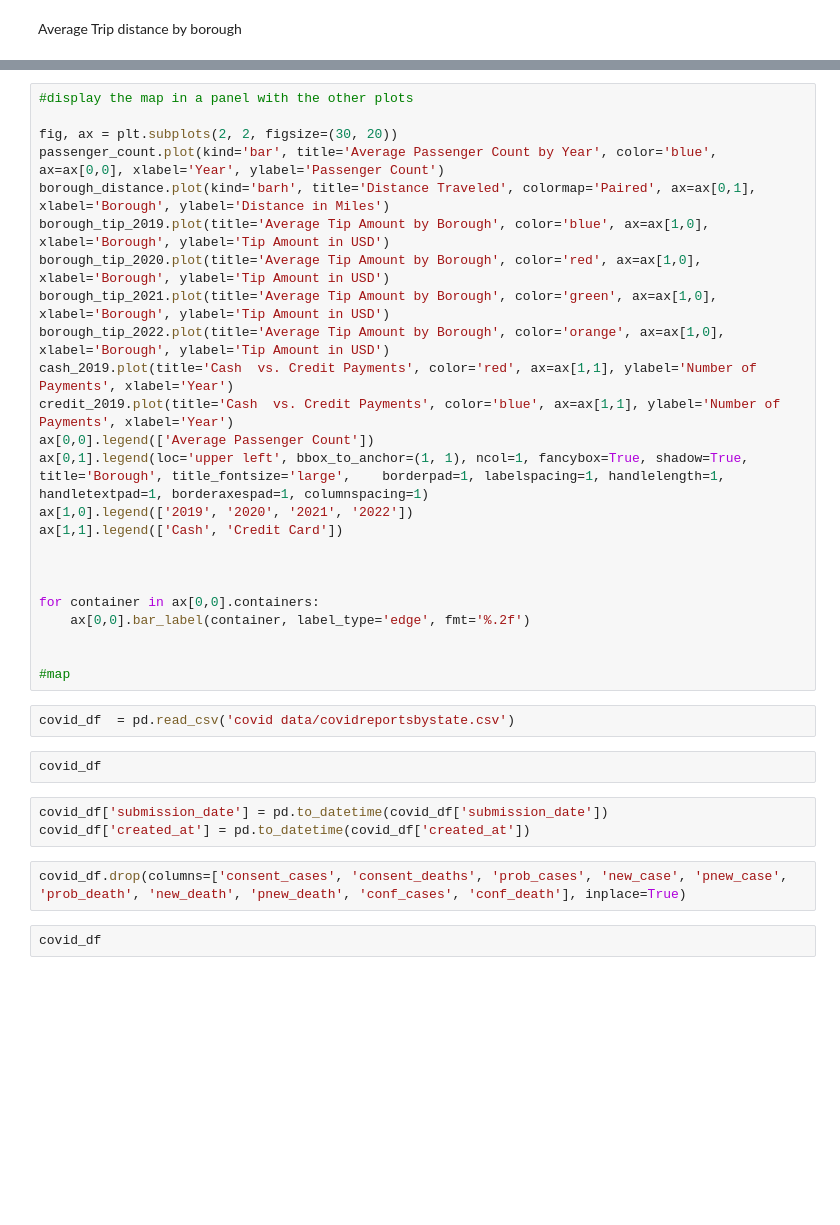
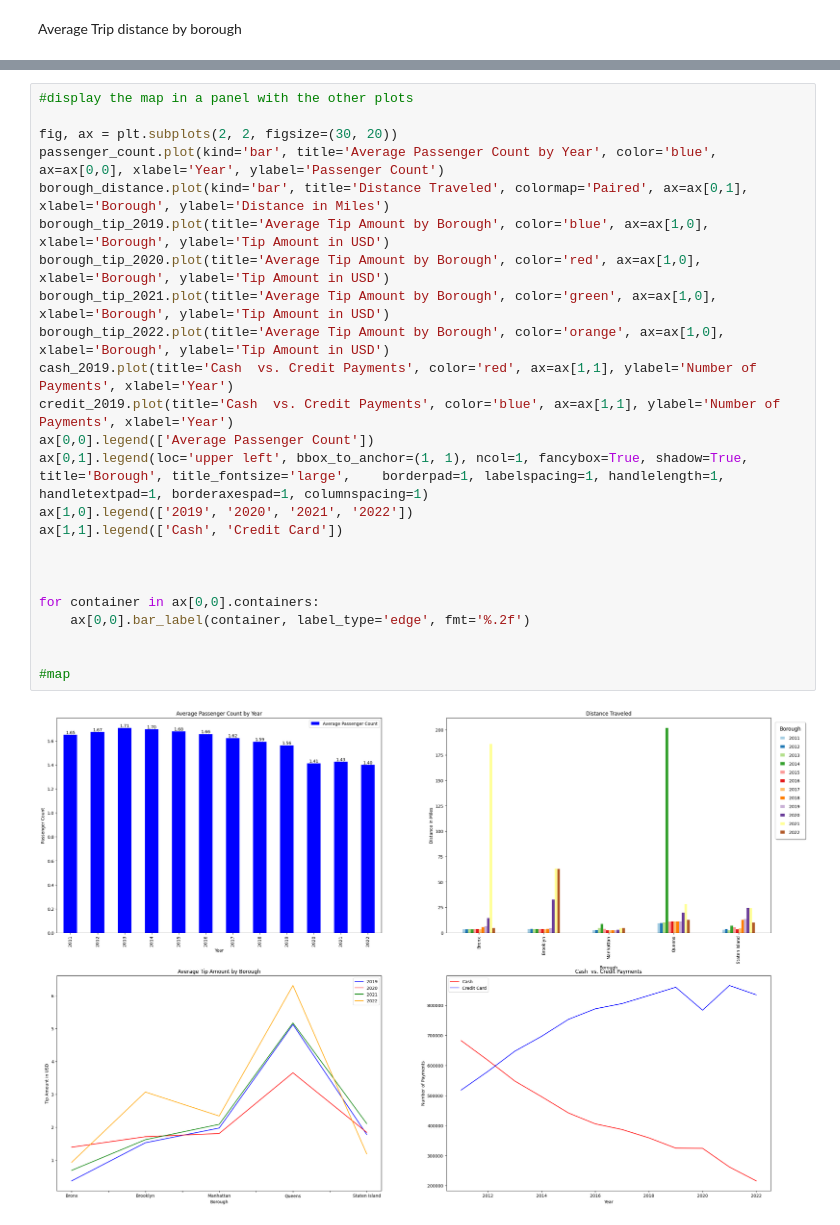
Before and after one commit to WillBallentine/Covid-Effect-on-NYC-Taxi, a Jupyter notebook: taxi.ipynb, the cells around one changed output, grey strips where cells are left out. Drawn from its saved outputs; the diff is of its cells as text; blank space fills up the shorter version.

```diff
--- a/taxi.ipynb
+++ b/taxi.ipynb
@@ -127,35 +243,26 @@ ax.legend(['2019', '2020'])
 # %%
 #display the map in a panel with the other plots
 
 fig, ax = plt.subplots(2, 2, figsize=(30, 20))
 passenger_count.plot(kind='bar', title='Average Passenger Count by Year', color='blue', ax=ax[0,0], xlabel='Year', ylabel='Passenger Count')
-borough_distance.plot(kind='barh', title='Distance Traveled', colormap='Paired', ax=ax[0,1], xlabel='Borough', ylabel='Distance in Miles')
+borough_distance.plot(kind='bar', title='Distance Traveled', colormap='Paired', ax=ax[0,1], xlabel='Borough', ylabel='Distance in Miles')
 borough_tip_2019.plot(title='Average Tip Amount by Borough', color='blue', ax=ax[1,0], xlabel='Borough', ylabel='Tip Amount in USD')
 borough_tip_2020.plot(title='Average Tip Amount by Borough', color='red', ax=ax[1,0], xlabel='Borough', ylabel='Tip Amount in USD')
 borough_tip_2021.plot(title='Average Tip Amount by Borough', color='green', ax=ax[1,0], xlabel='Borough', ylabel='Tip Amount in USD')
 borough_tip_2022.plot(title='Average Tip Amount by Borough', color='orange', ax=ax[1,0], xlabel='Borough', ylabel='Tip Amount in USD')
 cash_2019.plot(title='Cash  vs. Credit Payments', color='red', ax=ax[1,1], ylabel='Number of Payments', xlabel='Year')
 credit_2019.plot(title='Cash  vs. Credit Payments', color='blue', ax=ax[1,1], ylabel='Number of Payments', xlabel='Year')
 ax[0,0].legend(['Average Passenger Count'])
 ax[0,1].legend(loc='upper left', bbox_to_anchor=(1, 1), ncol=1, fancybox=True, shadow=True, title='Borough', title_fontsize='large',    borderpad=1, labelspacing=1, handlelength=1, handletextpad=1, borderaxespad=1, columnspacing=1)
 ax[1,0].legend(['2019', '2020', '2021', '2022'])
 ax[1,1].legend(['Cash', 'Credit Card'])
 
 
 
 for container in ax[0,0].containers:
     ax[0,0].bar_label(container, label_type='edge', fmt='%.2f')
 
 
 #map
+# %% [output]
+[figure, added]
-# %%
-covid_df  = pd.read_csv('covid data/covidreportsbystate.csv')
-# %%
-covid_df
-# %%
-covid_df['submission_date'] = pd.to_datetime(covid_df['submission_date'])
-covid_df['created_at'] = pd.to_datetime(covid_df['created_at'])
-# %%
-covid_df.drop(columns=['consent_cases', 'consent_deaths', 'prob_cases', 'new_case', 'pnew_case', 'prob_death', 'new_death', 'pnew_death', 'conf_cases', 'conf_death'], inplace=True)
-# %%
-covid_df
```
Also changed, not shown: parts of 23 cells of this notebook, 4 other files.
